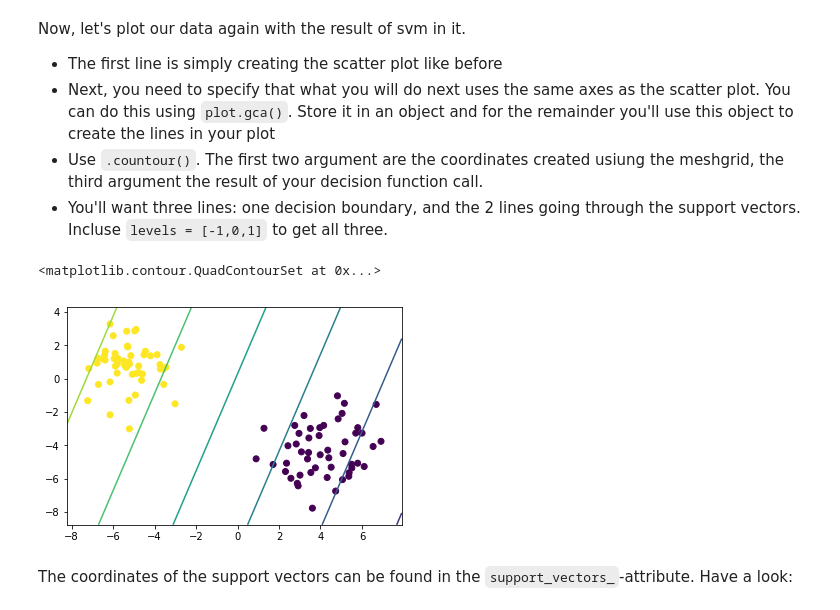
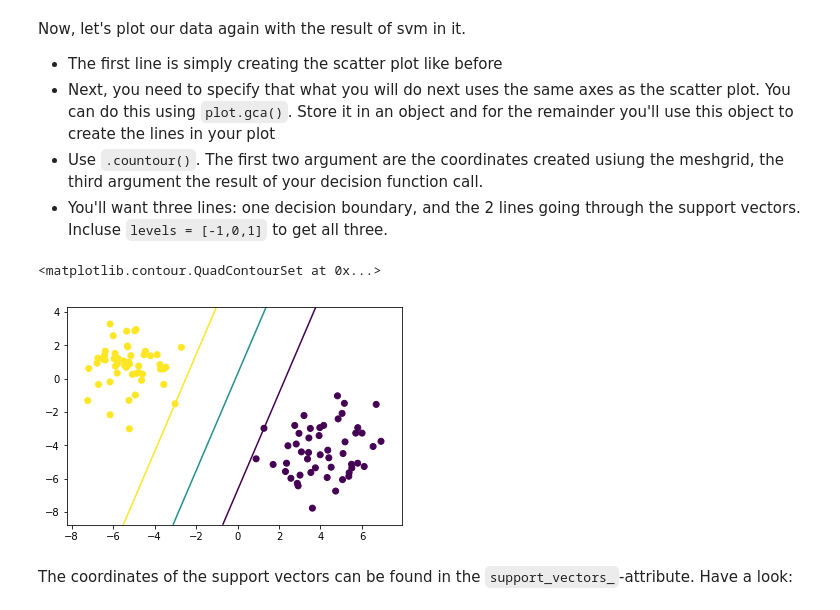
Before and after one commit to worldyne/dsc-3-33-04-building-an-svm-using-scikit-learn-seattle-ds-career-040119, a Jupyter notebook: index.ipynb, the cells around one changed output. Cells and saved outputs as stored; diff of their text form; code cells hidden in the pictures.

```diff
--- a/index.ipynb
+++ b/index.ipynb
@@ -125,11 +125,11 @@ Now, let's plot our data again with the result of svm in it.
 # %%
 # Your code here
 plt.scatter(X_11, X_12,c=y_1)
 axes = plt.gca()
-axes.contour(X_11_C, X_12_C, df1)
+axes.contour(X_11_C, X_12_C, df1, levels = [-1, 0, 1])
 # %% [output]
 <matplotlib.contour.QuadContourSet at 0x...>
-[figure, old version]
+[figure, new version]
 # %% [markdown]
 The coordinates of the support vectors can be found in the `support_vectors_`-attribute. Have a look:
 # %%
```
